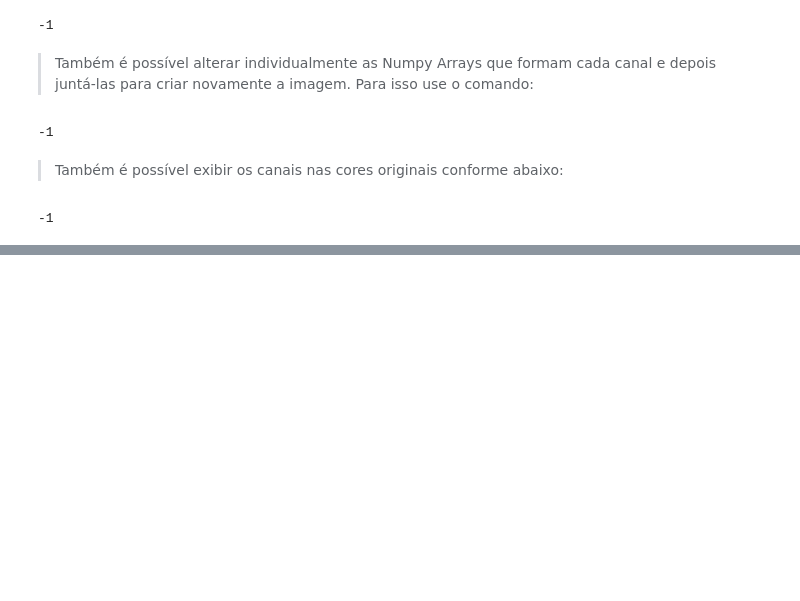
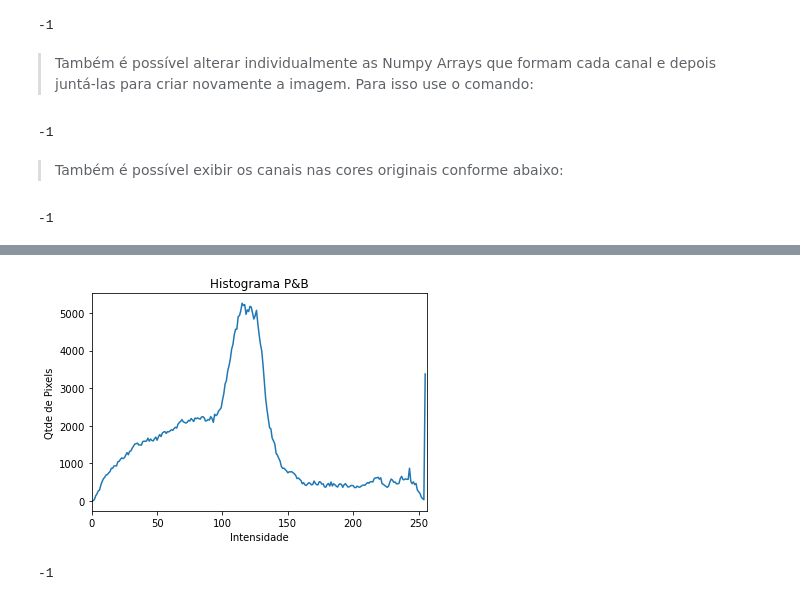
Before and after one commit to andressagomes26/MachineLearning_AcademyBootcamp, a Jupyter notebook: Módulo 1 - Visão Computacional/Tutorial_Opencv.ipynb, the cells around one changed output, grey strips where cells are left out. Drawn from its saved outputs; the diff is of its cells as text; code cells hidden in the pictures; blank space fills up the shorter version.

```diff
--- a/Módulo 1 - Visão Computacional/Tutorial_Opencv.ipynb
+++ b/Módulo 1 - Visão Computacional/Tutorial_Opencv.ipynb
@@ -249,0 +255,20 @@ cv2.waitKey(0)
+# %%
+img = cv2.imread('ponte.png')
+
+img = cv2.cvtColor(img, cv2.COLOR_BGR2GRAY) #converte P&B
+cv2.imshow("Imagem P&B", img)
+
+#Função calcHist para calcular o histograma da imagem
+h = cv2.calcHist([img], [0], None, [256], [0, 256])
+
+plt.figure()
+plt.title("Histograma P&B")
+plt.xlabel("Intensidade")
+plt.ylabel("Qtde de Pixels")
+plt.plot(h)
+plt.xlim([0, 256])
+plt.show()
+cv2.waitKey(0)
+# %% [output]
+[figure, added]
+-1
```
Also changed, not shown: parts of 28 cells of this notebook, 22 other files.
